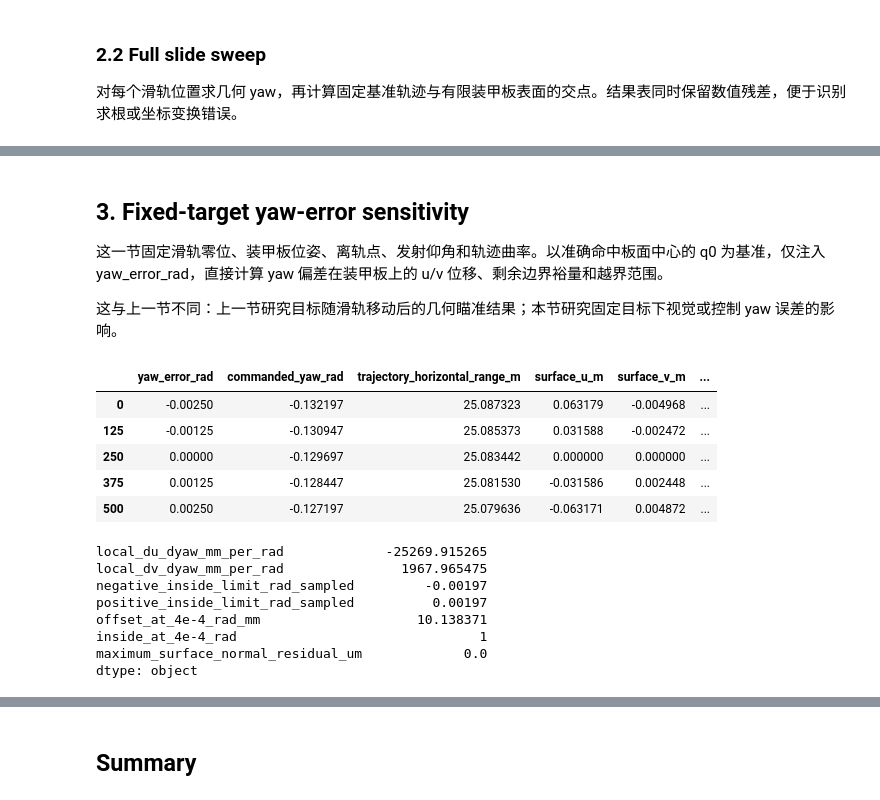
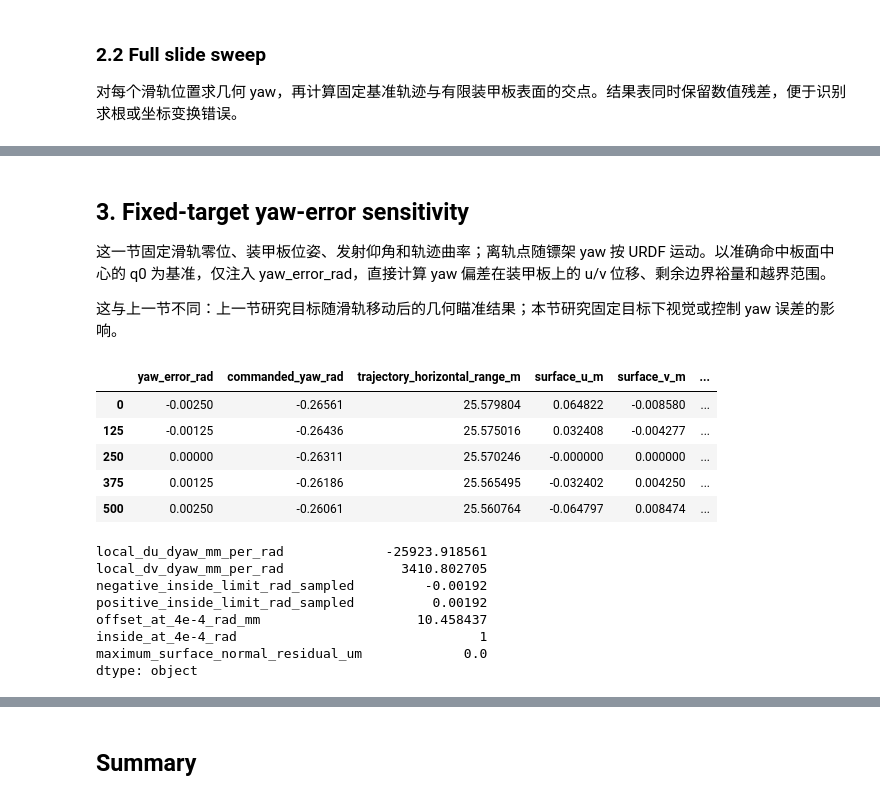
Before and after one commit to zfxlab/dart_vision, a Jupyter notebook: analysis/notebooks/target_impact_analysis.ipynb, the cells around one changed output, grey strips where cells are left out. Drawn from its saved outputs; the diff is of its cells as text; code cells hidden in the pictures.

```diff
--- a/analysis/notebooks/target_impact_analysis.ipynb
+++ b/analysis/notebooks/target_impact_analysis.ipynb
@@ -26,19 +27,39 @@ from matplotlib_inline.backend_inline import set_matplotlib_formats
 
 def find_repo_root():
     for candidate in (Path.cwd(), *Path.cwd().parents):
-        package = candidate / 'third_party/dart_description/scripts/target_geometry/__init__.py'
+        package = candidate / 'third_party/dart_description/target_geometry/__init__.py'
         if package.is_file():
             return candidate
     raise FileNotFoundError('Cannot locate the dart_vision repository root')
 
 
 REPO_ROOT = find_repo_root()
-DESCRIPTION_PYTHON = REPO_ROOT / 'third_party/dart_description/scripts'
+DESCRIPTION_PYTHON = REPO_ROOT / 'third_party/dart_description'
 if str(DESCRIPTION_PYTHON) not in sys.path:
     sys.path.insert(0, str(DESCRIPTION_PYTHON))
 
 from target_geometry import Geometry
 
-geometry = Geometry()
+TEAM = 'red'  # red / blue；始终加载完整场景，选择对方目标
+SCENE_URDF = DESCRIPTION_PYTHON / 'urdf/dart_system.urdf.xacro'
+geometry = Geometry(path=SCENE_URDF, team=TEAM)
 geometry.path
+
+# Check both target families and the green-to-armor transform before analysis.
+checks = []
+for target, green_link, armor_link in [
+    ('base', 'green_light_link', 'armor_link'),
+    ('outpost', 'outpost_green_light_link', 'outpost_armor_link'),
+]:
+    relative = geometry.pose(armor_link, reference=green_link)
+    checks.append({'target': target, 'team': TEAM,
+                   'armor_from_green_x_mm': relative[0, 3] * 1000,
+                   'armor_from_green_y_mm': relative[1, 3] * 1000,
+                   'armor_from_green_z_mm': relative[2, 3] * 1000,
+                   'center_separation_mm': np.linalg.norm(relative[:3, 3]) * 1000})
+    assert np.isfinite(geometry.target_position(target)).all()
+display(pd.DataFrame(checks))
+print('Scene:', geometry.path)
+print('Slide limits [m]:', geometry.slide_limits)
+print('Yaw limits [rad]:', geometry.joint_limits('launcher_yaw_joint'))
 # %% [output]
@@ -431,42 +459,45 @@ finish_figure(fig, 'target_slide_aiming')
 # %% [markdown]
 ## 3. Fixed-target yaw-error sensitivity
 
-这一节固定滑轨零位、装甲板位姿、离轨点、发射仰角和轨迹曲率。以准确命中板面中心的 q0 为基准，仅注入 yaw_error_rad，直接计算 yaw 偏差在装甲板上的 u/v 位移、剩余边界裕量和越界范围。
+这一节固定滑轨零位、装甲板位姿、发射仰角和轨迹曲率；离轨点随镖架 yaw 按 URDF 运动。以准确命中板面中心的 q0 为基准，仅注入 yaw_error_rad，直接计算 yaw 偏差在装甲板上的 u/v 位移、剩余边界裕量和越界范围。
 
 这与上一节不同：上一节研究目标随滑轨移动后的几何瞄准结果；本节研究固定目标下视觉或控制 yaw 误差的影响。
 # %%
 YAW_ERROR_LIMIT_RAD = 0.0025
 YAW_ERROR_SAMPLES = 501
 yaw_errors = np.linspace(-YAW_ERROR_LIMIT_RAD, YAW_ERROR_LIMIT_RAD, YAW_ERROR_SAMPLES)
 error_surface = geometry.armor_surface(0.0)
 error_half_u = error_surface.size_u / 2
 error_half_v = error_surface.size_v / 2
 
 yaw_error_rows = []
 for yaw_error in yaw_errors:
     horizontal_range, hit, local, inside = intersect_armor_surface(0.0, q0 + float(yaw_error))
     boundary_margin = min(error_half_u - abs(local[0]), error_half_v - abs(local[1]))
     yaw_error_rows.append({
         'yaw_error_rad': yaw_error,
         'commanded_yaw_rad': q0 + yaw_error,
         'trajectory_horizontal_range_m': horizontal_range,
         'surface_u_m': local[0],
         'surface_v_m': local[1],
         'surface_normal_error_m': local[2],
         'surface_offset_m': np.hypot(local[0], local[1]),
         'boundary_margin_m': boundary_margin,
         'inside_armor': inside,
     })
 
 yaw_error_results = pd.DataFrame(yaw_error_rows)
 display(yaw_error_results.iloc[[0, len(yaw_error_results) // 4, len(yaw_error_results) // 2, 3 * len(yaw_error_results) // 4, -1]].round(8))
+
+assert np.all((q0 + yaw_errors >= geometry.joint_limits(YAW_JOINT)[0]) &
+              (q0 + yaw_errors <= geometry.joint_limits(YAW_JOINT)[1])), 'Yaw sweep exceeds mechanical limits'
 # %% [output]
 |  | yaw_error_rad | commanded_yaw_rad | trajectory_horizontal_range_m | surface_u_m | surface_v_m | ... |
-| 0 | -0.00250 | -0.132197 | 25.087323 | 0.063179 | -0.004968 | ... |
-| 125 | -0.00125 | -0.130947 | 25.085373 | 0.031588 | -0.002472 | ... |
-| 250 | 0.00000 | -0.129697 | 25.083442 | 0.000000 | 0.000000 | ... |
-| 375 | 0.00125 | -0.128447 | 25.081530 | -0.031586 | 0.002448 | ... |
-| 500 | 0.00250 | -0.127197 | 25.079636 | -0.063171 | 0.004872 | ... |
+| 0 | -0.00250 | -0.26561 | 25.579804 | 0.064822 | -0.008580 | ... |
+| 125 | -0.00125 | -0.26436 | 25.575016 | 0.032408 | -0.004277 | ... |
+| 250 | 0.00000 | -0.26311 | 25.570246 | -0.000000 | 0.000000 | ... |
+| 375 | 0.00125 | -0.26186 | 25.565495 | -0.032402 | 0.004250 | ... |
+| 500 | 0.00250 | -0.26061 | 25.560764 | -0.064797 | 0.008474 | ... |
 # %%
 yaw_zero_index = int(np.abs(yaw_error_results['yaw_error_rad']).argmin())
 du_dyaw = np.gradient(yaw_error_results['surface_u_m'] * 1e3, yaw_error_results['yaw_error_rad'])
@@ -491,11 +522,11 @@ yaw_error_summary = pd.Series({
 })
 display(yaw_error_summary.round(6))
 # %% [output]
-local_du_dyaw_mm_per_rad             -25269.915265
-local_dv_dyaw_mm_per_rad               1967.965475
-negative_inside_limit_rad_sampled         -0.00197
-positive_inside_limit_rad_sampled          0.00197
-offset_at_4e-4_rad_mm                    10.138371
+local_du_dyaw_mm_per_rad             -25923.918561
+local_dv_dyaw_mm_per_rad               3410.802705
+negative_inside_limit_rad_sampled         -0.00192
+positive_inside_limit_rad_sampled          0.00192
+offset_at_4e-4_rad_mm                    10.458437
 inside_at_4e-4_rad                               1
 maximum_surface_normal_residual_um             0.0
 dtype: object
```
Also changed, not shown: parts of 19 cells of this notebook.
